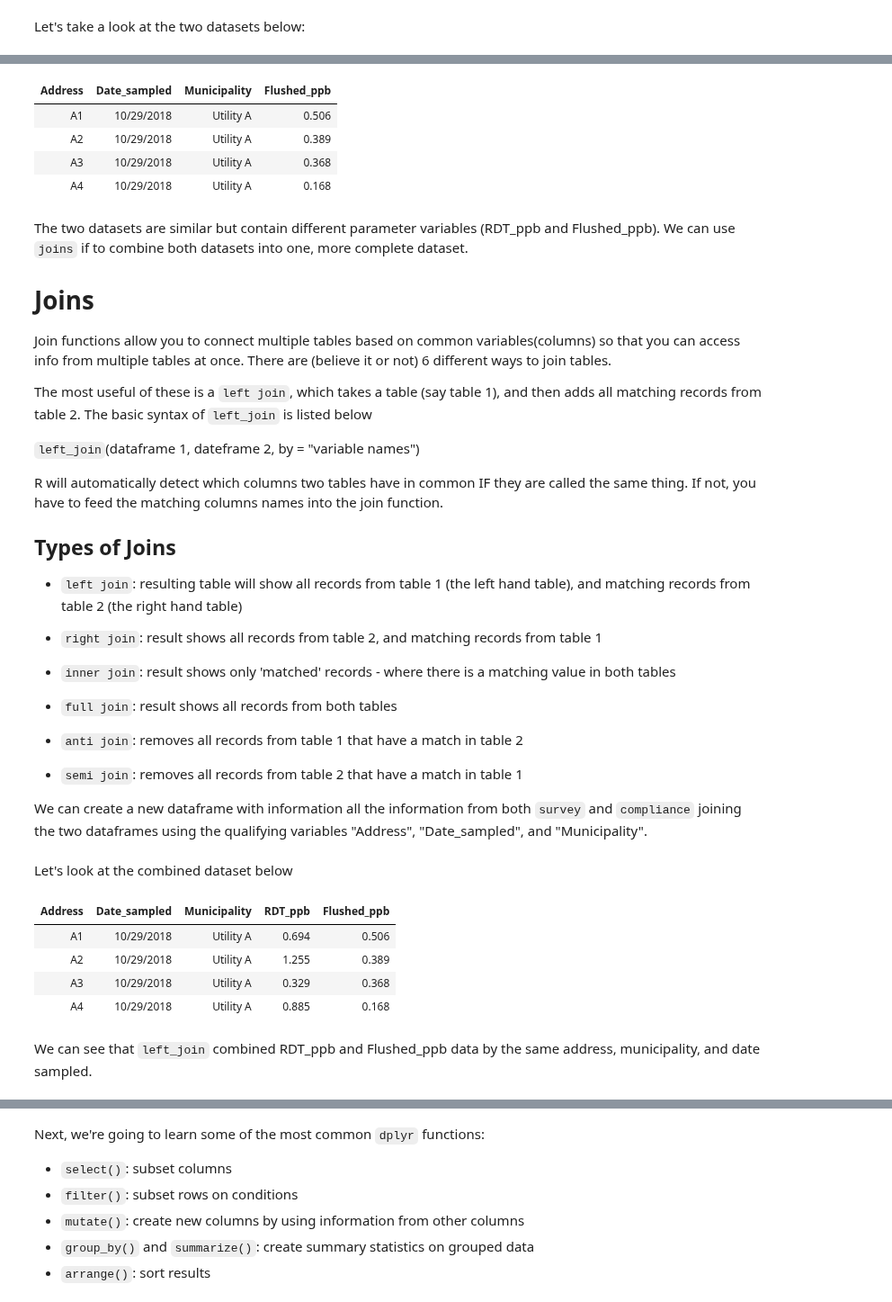
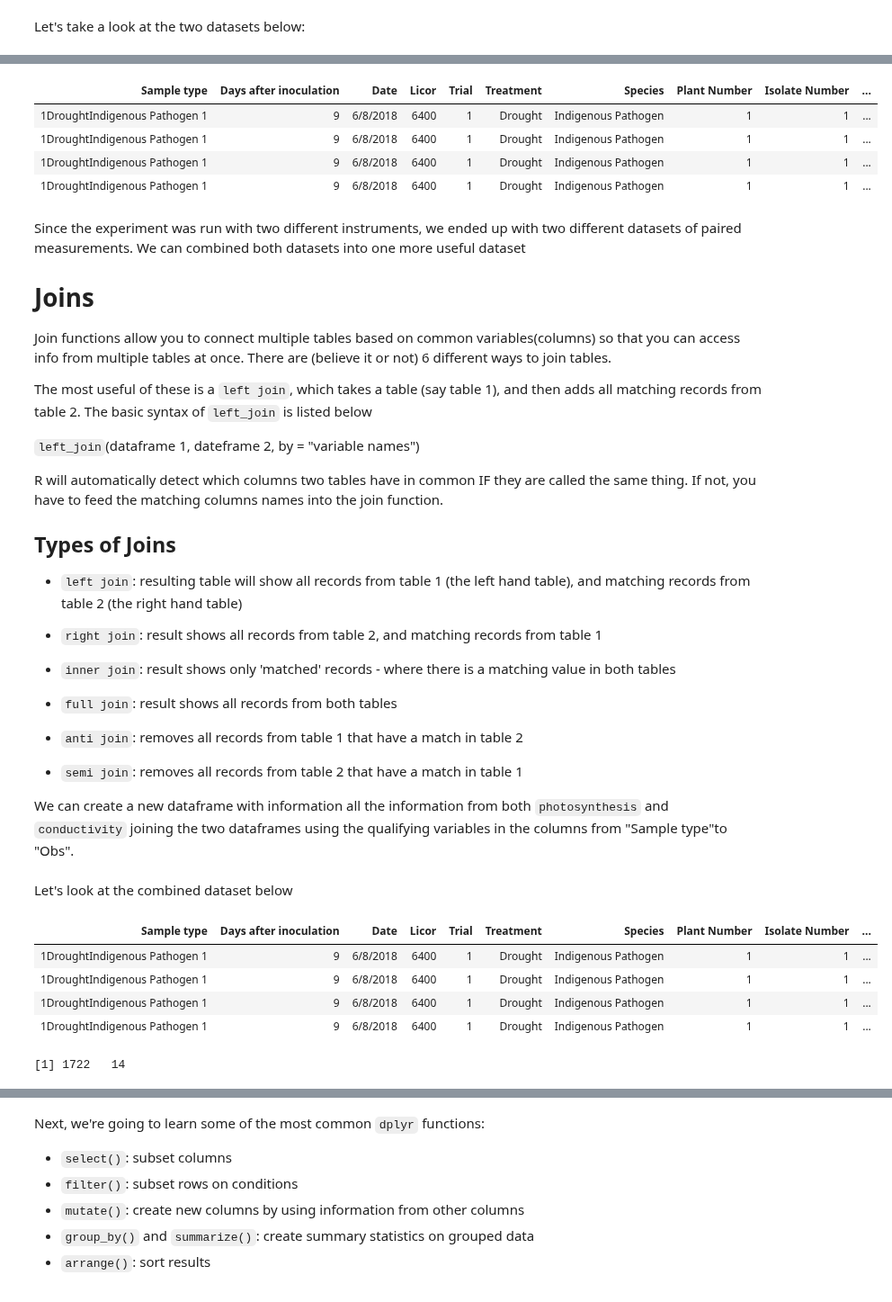
Before and after one commit to Diego-Ibarra/biol3782, a Jupyter notebook: week5/advanced_data_manipulation - JL edited version.ipynb, the cells around one changed output, grey strips where cells are left out. Shown at 90% size. Cells and saved outputs as stored; diff of their text form; code cells hidden in the pictures.

```diff
--- a/week5/advanced_data_manipulation - JL edited version.ipynb
+++ b/week5/advanced_data_manipulation - JL edited version.ipynb
@@ -63,0 +84,4 @@ compliance <- read_csv("Nova Scotia Drinking water lead compliance sampling data
+# %%
+photosynthesis <- read_csv("Silver Tree Study photosynthetis.csv")
+
+conductivity <- read_csv("Silver tree study conductance.csv")
@@ -75,14 +117,14 @@ head(4)
 # %%
-compliance  %>%
+conductivity  %>%
 head(4)
 # %% [output]
-| Address | Date_sampled | Municipality | Flushed_ppb |
-| A1 | 10/29/2018 | Utility A | 0.506 |
-| A2 | 10/29/2018 | Utility A | 0.389 |
-| A3 | 10/29/2018 | Utility A | 0.368 |
-| A4 | 10/29/2018 | Utility A | 0.168 |
+| Sample type | Days after inoculation | Date | Licor | Trial | Treatment | Species | Plant Number | Isolate Number | ... |
+| 1DroughtIndigenous Pathogen 1 | 9 | 6/8/2018 | 6400 | 1 | Drought | Indigenous Pathogen | 1 | 1 | ... |
+| 1DroughtIndigenous Pathogen 1 | 9 | 6/8/2018 | 6400 | 1 | Drought | Indigenous Pathogen | 1 | 1 | ... |
+| 1DroughtIndigenous Pathogen 1 | 9 | 6/8/2018 | 6400 | 1 | Drought | Indigenous Pathogen | 1 | 1 | ... |
+| 1DroughtIndigenous Pathogen 1 | 9 | 6/8/2018 | 6400 | 1 | Drought | Indigenous Pathogen | 1 | 1 | ... |
 # %% [markdown]
-The two datasets are similar but contain different parameter variables (RDT_ppb and Flushed_ppb). We can use `joins` if to combine both datasets into one, more complete dataset.
+Since the experiment was run with two different instruments, we ended up with two different datasets of paired measurements. We can combined both datasets into one more useful dataset
 
 # Joins
 
@@ -108,4 +150,4 @@ R will automatically detect which columns two tables have in common IF they are
 
 * `semi join`: removes all records from table 2 that have a match in table 1
 
-We can create a new dataframe with information all the information from both `survey` and `compliance` joining the two dataframes using the qualifying variables "Address", "Date_sampled", and "Municipality".
+We can create a new dataframe with information all the information from both `photosynthesis` and `conductivity` joining the two dataframes using the qualifying variables in the columns from "Sample type"to "Obs".
@@ -114,13 +154,28 @@ combined_lead <- left_join(survey,compliance, by =c("Address", "Date_sampled", "
+# %%
+combined_data <- left_join(photosynthesis,conductivity,
+                           by =c("Sample type",
+                                 "Days after inoculation",
+                                 "Date",
+                                 "Licor",
+                                 "Trial",
+                                 "Treatment",
+                                "Species",
+                                "Plant Number",
+                                "Isolate Number",
+                                "Unique Sample Number",
+                                "Obs"))
 # %% [markdown]
 Let's look at the combined dataset below
 # %%
-combined_lead  %>%
+combined_data  %>%
 head(4)
 # %% [output]
-| Address | Date_sampled | Municipality | RDT_ppb | Flushed_ppb |
-| A1 | 10/29/2018 | Utility A | 0.694 | 0.506 |
-| A2 | 10/29/2018 | Utility A | 1.255 | 0.389 |
-| A3 | 10/29/2018 | Utility A | 0.329 | 0.368 |
-| A4 | 10/29/2018 | Utility A | 0.885 | 0.168 |
+| Sample type | Days after inoculation | Date | Licor | Trial | Treatment | Species | Plant Number | Isolate Number | ... |
+| 1DroughtIndigenous Pathogen 1 | 9 | 6/8/2018 | 6400 | 1 | Drought | Indigenous Pathogen | 1 | 1 | ... |
+| 1DroughtIndigenous Pathogen 1 | 9 | 6/8/2018 | 6400 | 1 | Drought | Indigenous Pathogen | 1 | 1 | ... |
+| 1DroughtIndigenous Pathogen 1 | 9 | 6/8/2018 | 6400 | 1 | Drought | Indigenous Pathogen | 1 | 1 | ... |
+| 1DroughtIndigenous Pathogen 1 | 9 | 6/8/2018 | 6400 | 1 | Drought | Indigenous Pathogen | 1 | 1 | ... |
-# %% [markdown]
-We can see that `left_join` combined RDT_ppb and Flushed_ppb data by the same address, municipality, and date sampled.
+# %%
+dim(combined_data)
+# %% [output]
+[1] 1722   14
```
Also changed, not shown: parts of 127 cells of this notebook, 8 other files.
